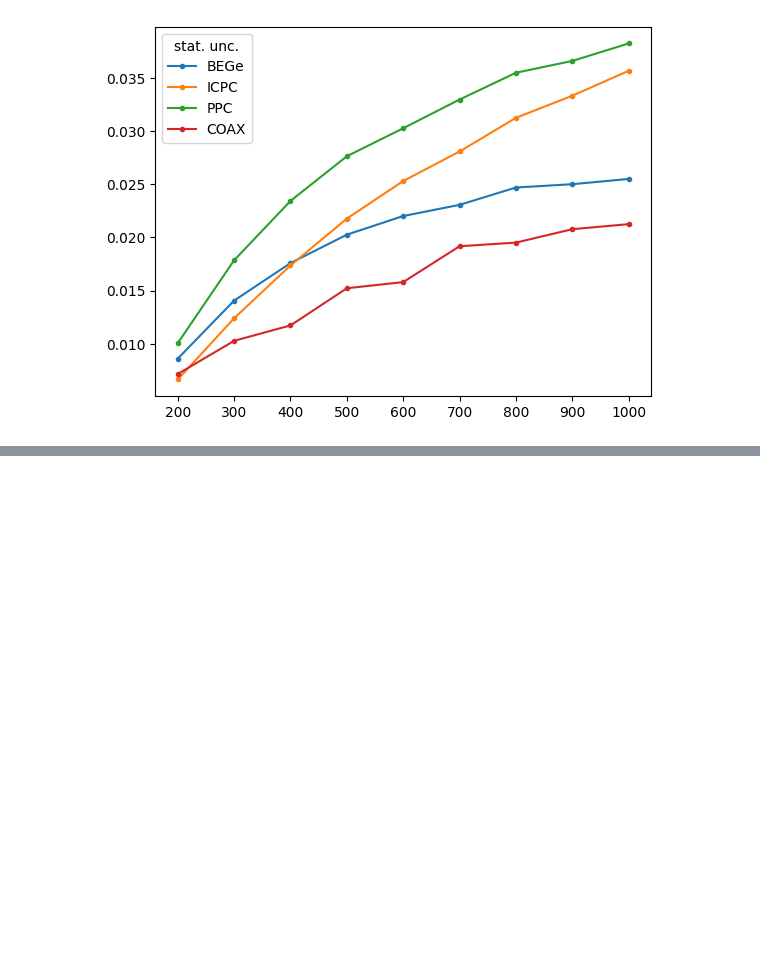
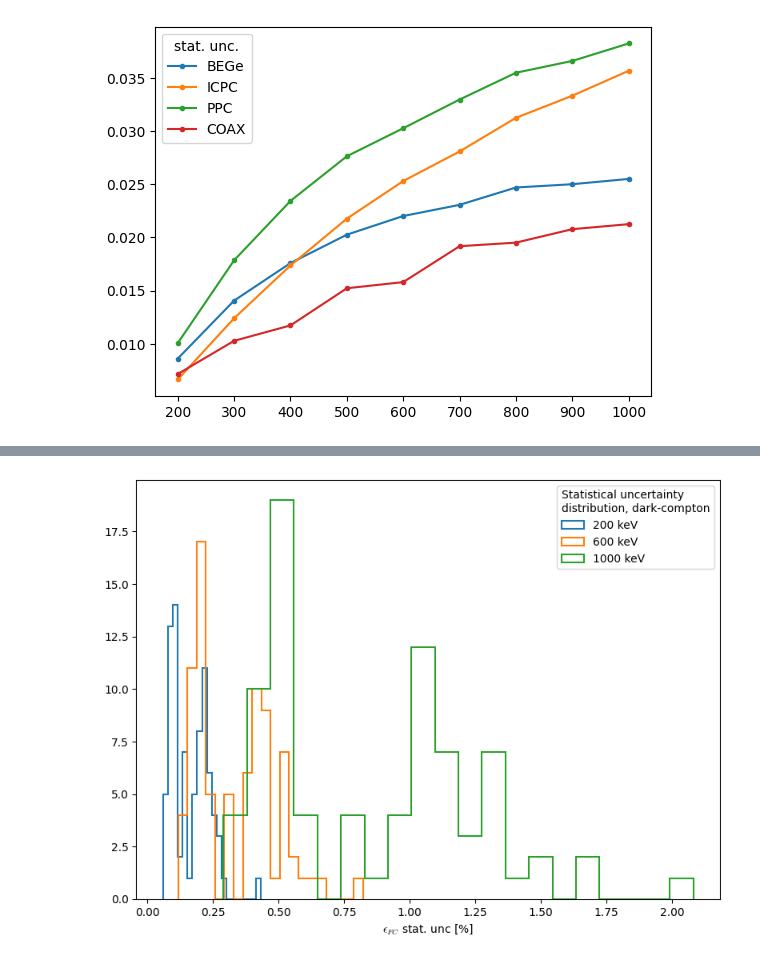
Before and after one commit to fraborra/bosonic-DM, a Jupyter notebook: dark-compton-analysis.ipynb, the cells around one changed output, grey strips where cells are left out. Cells and saved outputs as stored; diff of their text form; code cells hidden in the pictures; blank space fills up the shorter version.

```diff
--- a/dark-compton-analysis.ipynb
+++ b/dark-compton-analysis.ipynb
@@ -279,0 +287,40 @@ plt.show()
+# %%
+stat_unc_dict = {}
+
+ratio_dict = Props.read_from(f"{dictionaries_dir}/dark-compton_ratio-dict.yaml")
+ratio_dict_axio = Props.read_from(f"{dictionaries_dir}/axio-effect_ratio-dict.yaml")
+
+stat_unc_dict['dark'] = {}
+stat_unc_dict['axio'] = {}
+
+
+for ene in tqdm(simulated_energies):
+    keys, ratio = get_values_sorted(ratio_dict[ene], ges_sorted, key = 'ratio')
+    keys, sigma = get_values_sorted(ratio_dict[ene], ges_sorted, key = 'ratio_sigma')
+    stat_unc_dict['dark'][ene] = np.array(sigma)/np.array(ratio)*100
+
+    keys, ratio = get_values_sorted(ratio_dict_axio[ene], ges_sorted, key = 'ratio')
+    keys, sigma = get_values_sorted(ratio_dict_axio[ene], ges_sorted, key = 'ratio_sigma')
+    stat_unc_dict['axio'][ene] = np.array(sigma)/np.array(ratio)*100
+# %%
+lw = 1.5
+plt.figure(figsize=(8,6))
+for ene in tqdm(np.array(simulated_energies)[[0, 4, -1]]):
+
+    plt.hist(
+        stat_unc_dict[ene],
+        bins = 20,
+        label=f"{ene} keV",
+        histtype="step",
+        linewidth=lw
+    )
+plt.legend(
+    title=f"Statistical uncertainty \ndistribution, {interaction}",
+    alignment="left"
+)
+
+plt.xlabel(r"$\epsilon_{FC}$ stat. unc [%]")
+plt.tight_layout()
+plt.show()
+# %% [output]
+[figure, added]
```
Also changed, not shown: parts of 25 cells of this notebook, 4 other files.
